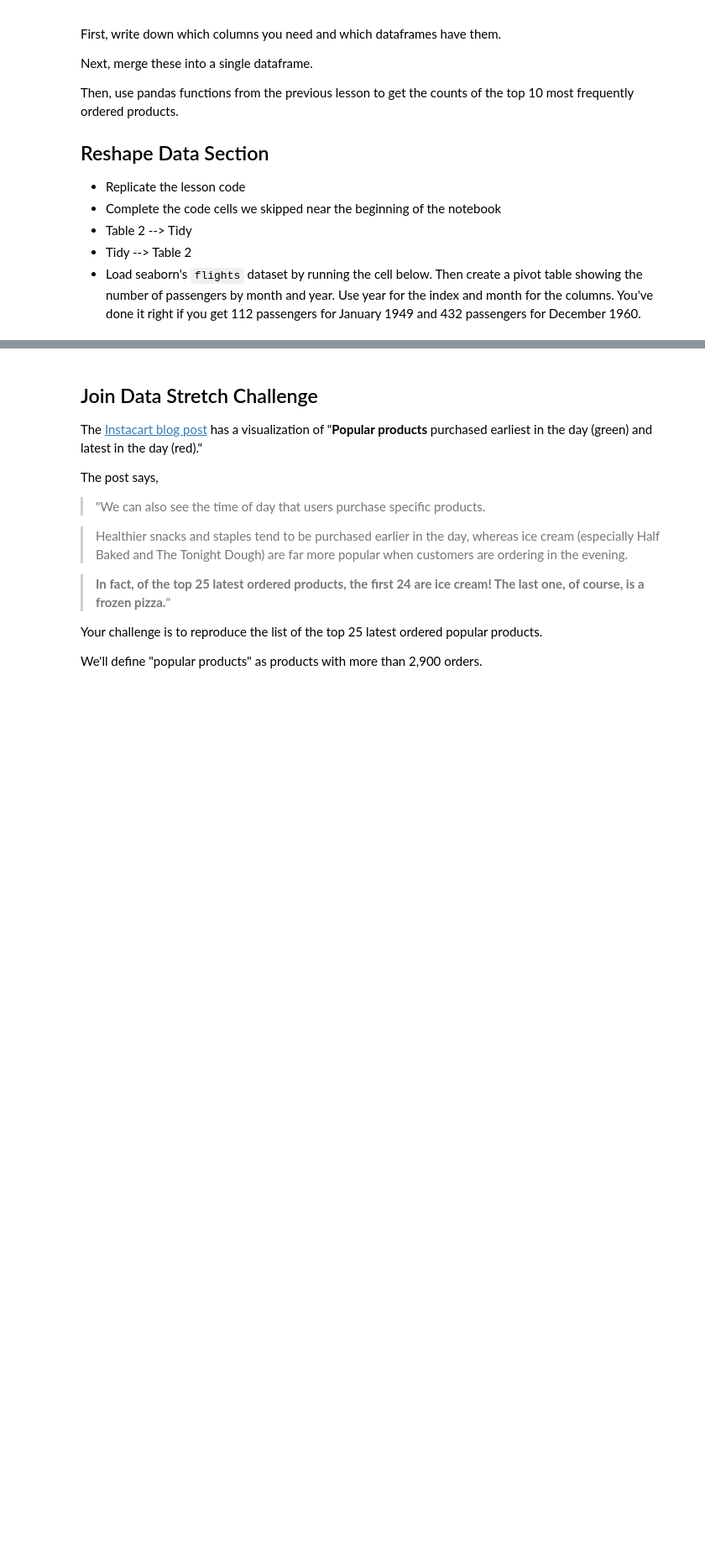
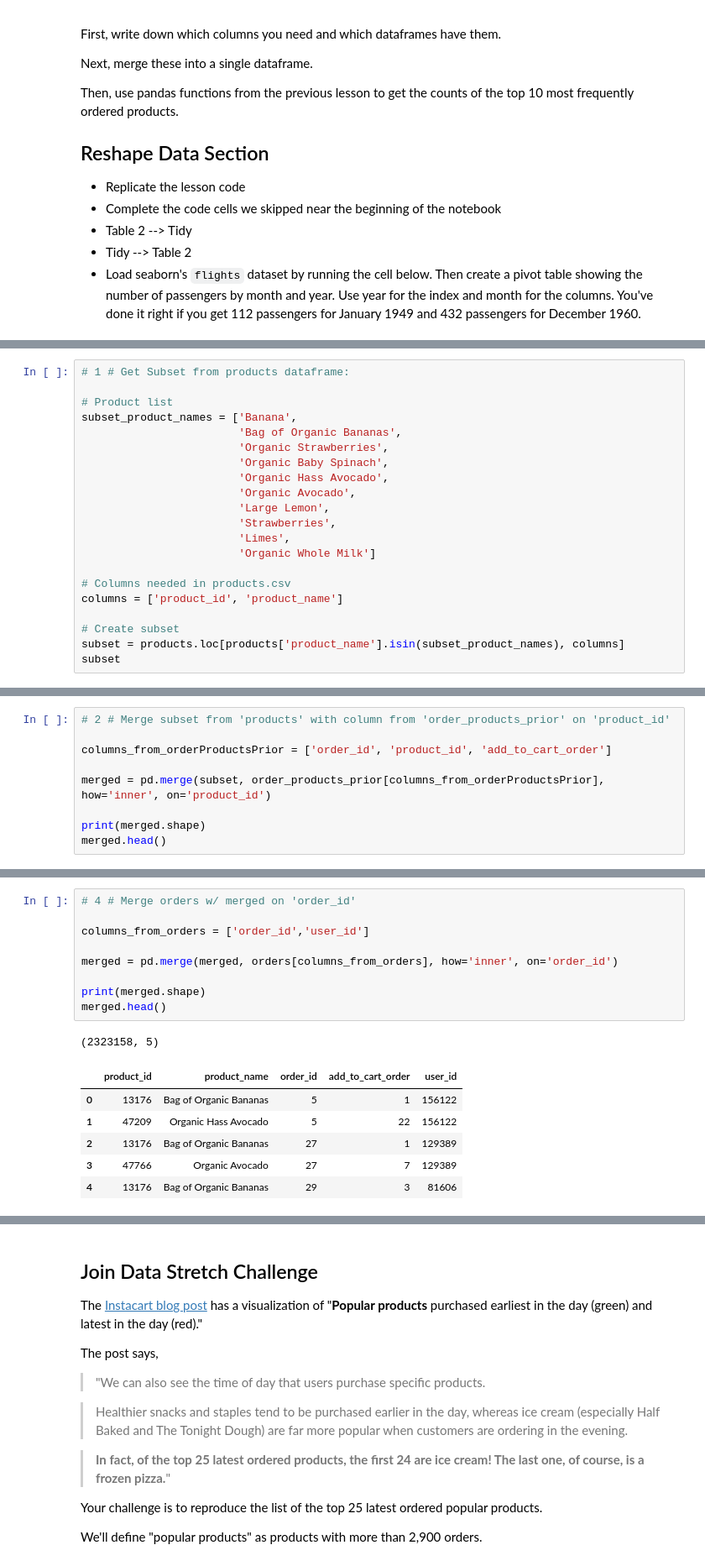
Before and after one commit to MrT3313/DS-Unit-1-Sprint-2-Data-Wrangling-and-Storytelling, a Jupyter notebook: module1-join-and-reshape-data/LS_DS_121_Join_and_Reshape_Data.ipynb, the cells around one changed output, grey strips where cells are left out. Shown at 84% size. Drawn from its saved outputs; the diff is of its cells as text; blank space fills up the shorter version.

```diff
--- a/module1-join-and-reshape-data/LS_DS_121_Join_and_Reshape_Data.ipynb
+++ b/module1-join-and-reshape-data/LS_DS_121_Join_and_Reshape_Data.ipynb
@@ -695,0 +750,21 @@ flights = sns.load_dataset('flights')
+# %%
+# 1 # Get Subset from products dataframe:
+
+# Product list
+subset_product_names = ['Banana',
+                        'Bag of Organic Bananas',
+                        'Organic Strawberries',
+                        'Organic Baby Spinach',
+                        'Organic Hass Avocado',
+                        'Organic Avocado',
+                        'Large Lemon',
+                        'Strawberries',
+                        'Limes',
+                        'Organic Whole Milk']
+
+# Columns needed in products.csv
+columns = ['product_id', 'product_name']
+
+# Create subset
+subset = products.loc[products['product_name'].isin(subset_product_names), columns]
+subset
@@ -695,0 +793,9 @@ flights = sns.load_dataset('flights')
+# %%
+# 2 # Merge subset from 'products' with column from 'order_products_prior' on 'product_id'
+
+columns_from_orderProductsPrior = ['order_id', 'product_id', 'add_to_cart_order']
+
+merged = pd.merge(subset, order_products_prior[columns_from_orderProductsPrior], how='inner', on='product_id')
+
+print(merged.shape)
+merged.head()
@@ -695,0 +839,17 @@ flights = sns.load_dataset('flights')
+# %%
+# 4 # Merge orders w/ merged on 'order_id'
+
+columns_from_orders = ['order_id','user_id']
+
+merged = pd.merge(merged, orders[columns_from_orders], how='inner', on='order_id')
+
+print(merged.shape)
+merged.head()
+# %% [output]
+(2323158, 5)
+|  | product_id | product_name | order_id | add_to_cart_order | user_id |
+| 0 | 13176 | Bag of Organic Bananas | 5 | 1 | 156122 |
+| 1 | 47209 | Organic Hass Avocado | 5 | 22 | 156122 |
+| 2 | 13176 | Bag of Organic Bananas | 27 | 1 | 129389 |
+| 3 | 47766 | Organic Avocado | 27 | 7 | 129389 |
+| 4 | 13176 | Bag of Organic Bananas | 29 | 3 | 81606 |
```
Also changed, not shown: parts of 17 cells of this notebook.
